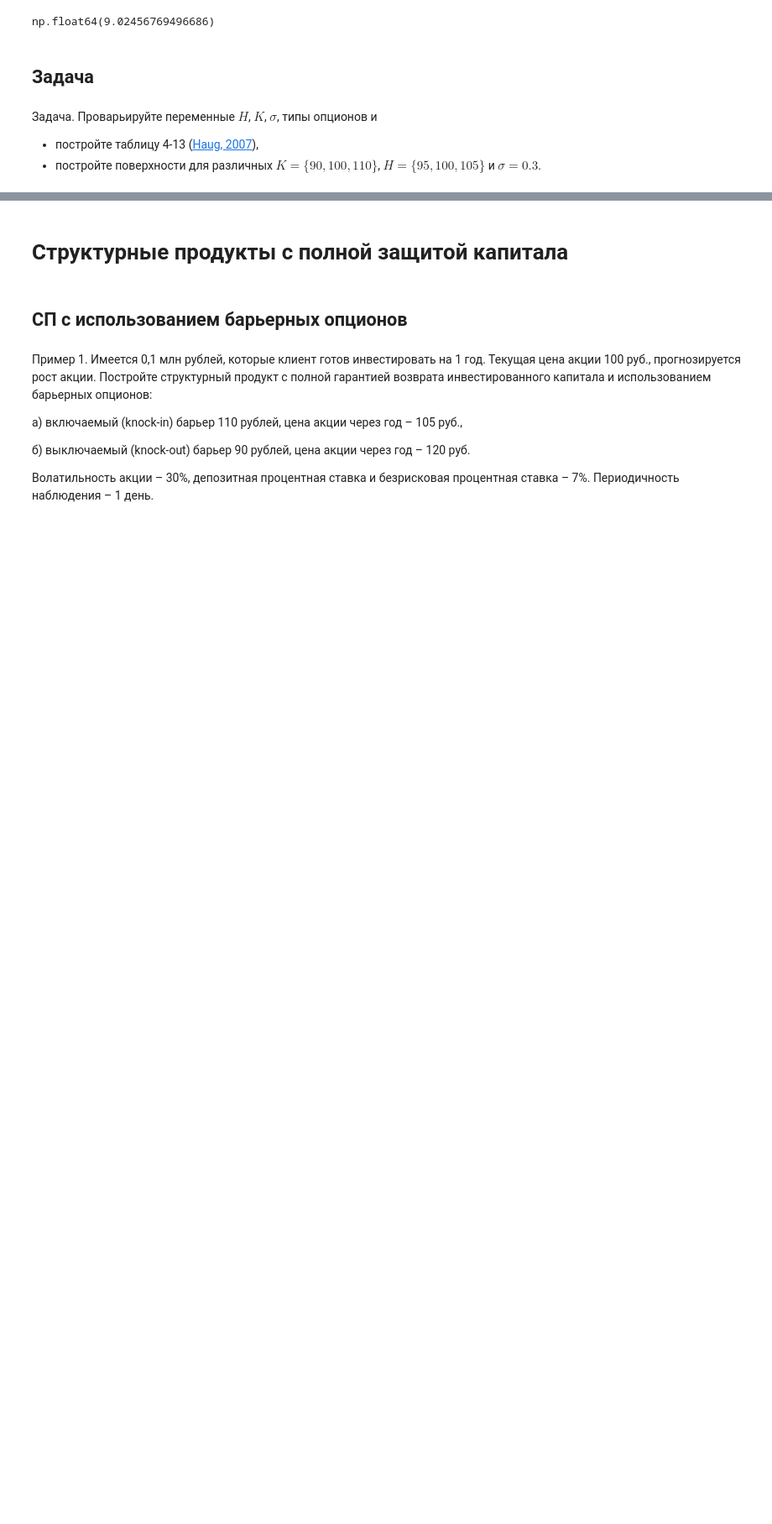
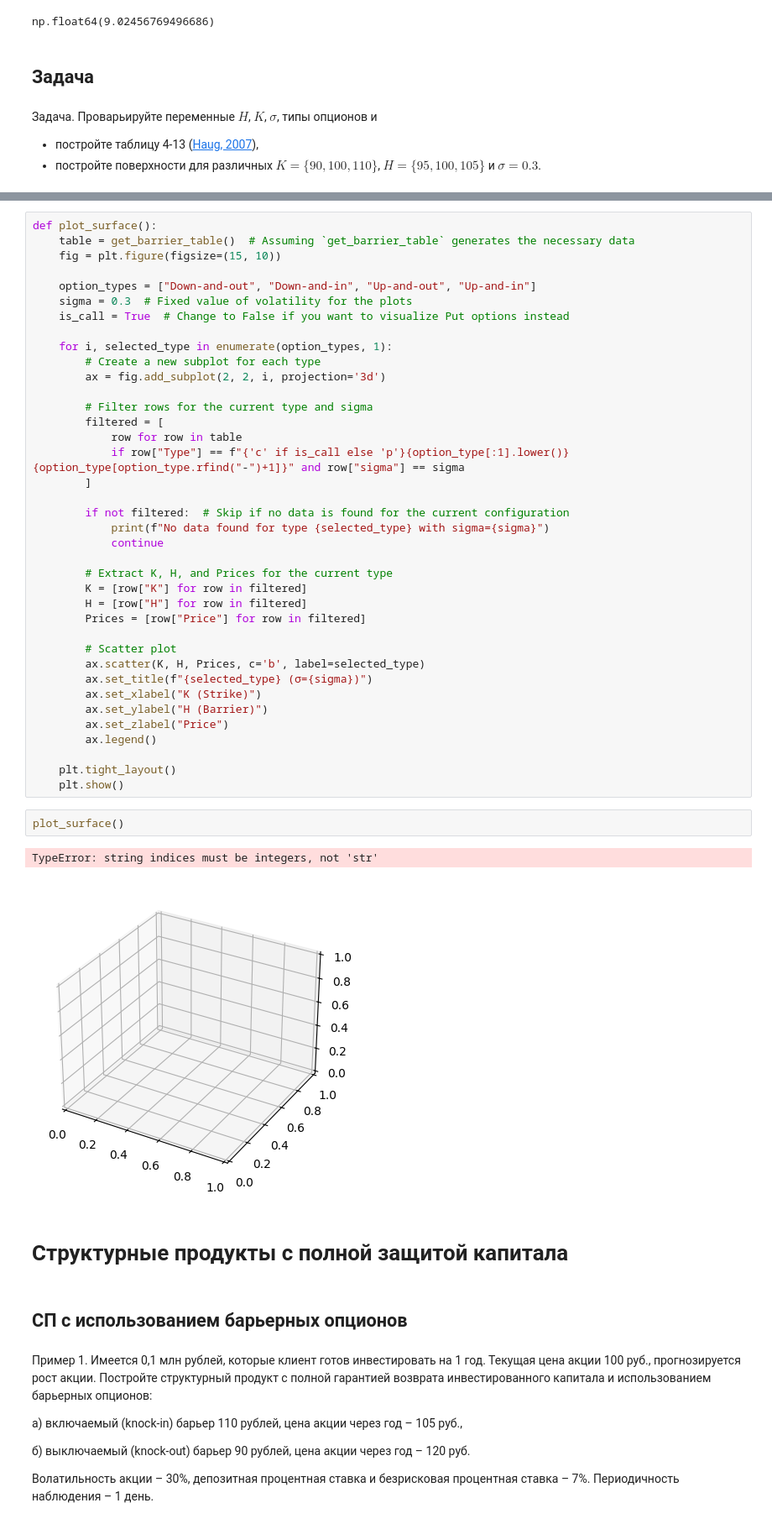
Before and after one commit to MiromanovDaniil/GSFP-labs, a Jupyter notebook: lab_2b_GSFP.ipynb, the cells around one changed output, grey strips where cells are left out. Shown: that part at 84% size. Saved outputs shown, nothing was run; the diff lists cells and outputs as text; blank space fills up the shorter version.

```diff
--- a/lab_2b_GSFP.ipynb
+++ b/lab_2b_GSFP.ipynb
@@ -272,3 +322,46 @@ def plot_barrier_table():
+# %%
+def plot_surface():
+    table = get_barrier_table()  # Assuming `get_barrier_table` generates the necessary data
+    fig = plt.figure(figsize=(15, 10))
+
+    option_types = ["Down-and-out", "Down-and-in", "Up-and-out", "Up-and-in"]
+    sigma = 0.3  # Fixed value of volatility for the plots
+    is_call = True  # Change to False if you want to visualize Put options instead
+
+    for i, selected_type in enumerate(option_types, 1):
+        # Create a new subplot for each type
+        ax = fig.add_subplot(2, 2, i, projection='3d')
+
+        # Filter rows for the current type and sigma
+        filtered = [
+            row for row in table
+            if row["Type"] == f"{'c' if is_call else 'p'}{option_type[:1].lower()}{option_type[option_type.rfind("-")+1]}" and row["sigma"] == sigma
+        ]
+
+        if not filtered:  # Skip if no data is found for the current configuration
+            print(f"No data found for type {selected_type} with sigma={sigma}")
+            continue
+
+        # Extract K, H, and Prices for the current type
+        K = [row["K"] for row in filtered]
+        H = [row["H"] for row in filtered]
+        Prices = [row["Price"] for row in filtered]
+
+        # Scatter plot
+        ax.scatter(K, H, Prices, c='b', label=selected_type)
+        ax.set_title(f"{selected_type} (σ={sigma})")
+        ax.set_xlabel("K (Strike)")
+        ax.set_ylabel("H (Barrier)")
+        ax.set_zlabel("Price")
+        ax.legend()
+
+    plt.tight_layout()
+    plt.show()
+# %%
+plot_surface()
+# %% [output]
+TypeError: string indices must be integers, not 'str'
+[figure, added]
 # %% [markdown]
 # Структурные продукты с полной защитой капитала
 # %% [markdown]
```
Also changed, not shown: parts of 7 cells of this notebook.
